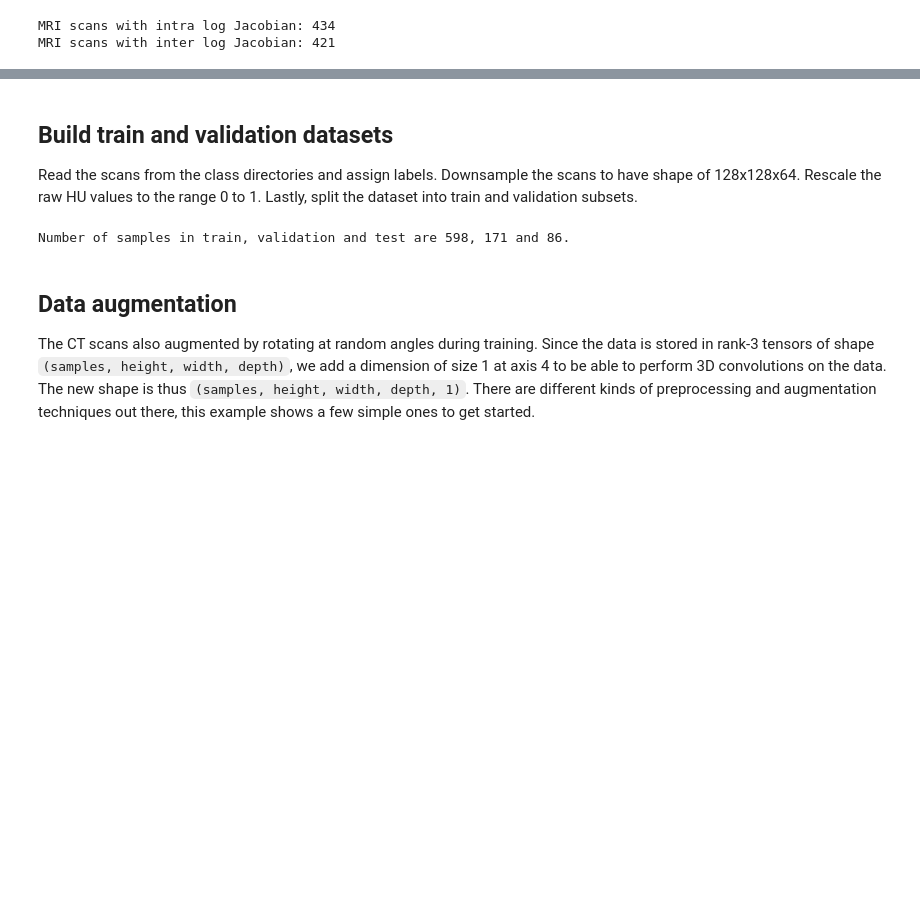
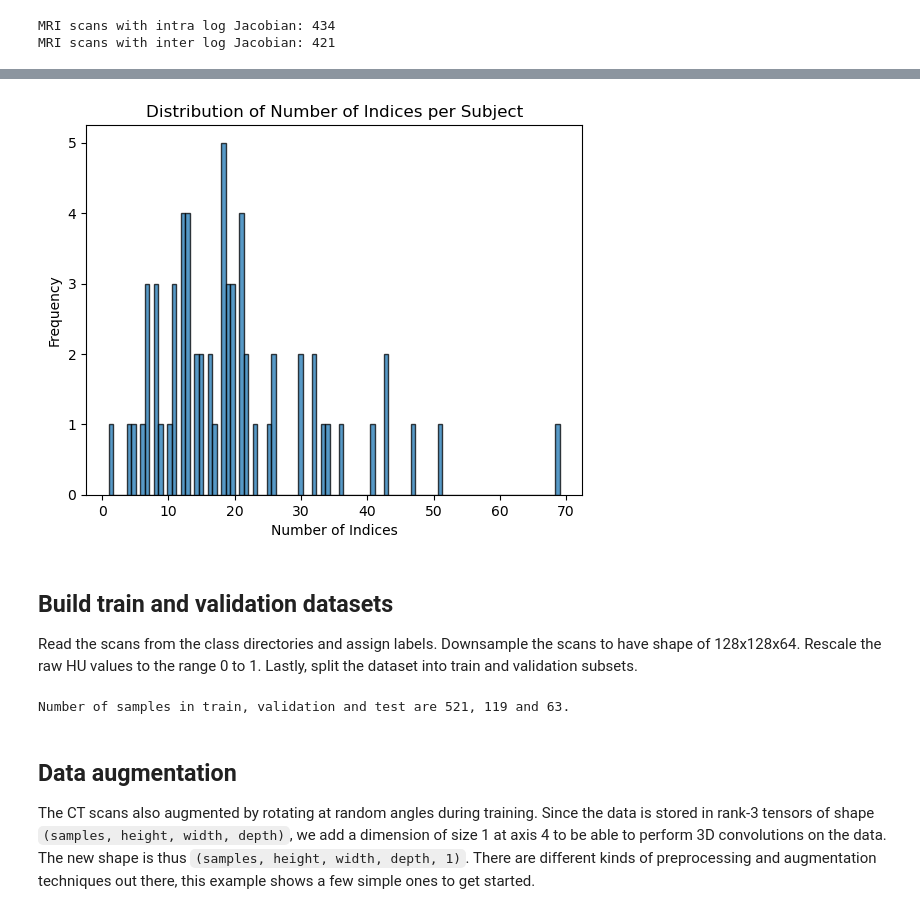
Before and after one commit to Andjelaaaa/3D-image-classification-tutorial, a Jupyter notebook: 3D_image_classification.ipynb, the cells around one changed output, grey strips where cells are left out. Drawn from its saved outputs; the diff is of its cells as text; code cells hidden in the pictures; blank space fills up the shorter version.

```diff
--- a/3D_image_classification.ipynb
+++ b/3D_image_classification.ipynb
@@ -142,3 +352,18 @@ def read_tsv_and_create_dict(file_path):
+# %%
+import matplotlib.pyplot as plt
+# Count the number of indices per subject
+num_indices_per_subject = [len(indices) for indices in indices_by_subject.values()]
+
+# Create a histogram plot
+plt.hist(num_indices_per_subject, bins=100, alpha=0.75, edgecolor='k')
+plt.title("Distribution of Number of Indices per Subject")
+plt.xlabel("Number of Indices")
+plt.ylabel("Frequency")
+
+# Show the plot
+plt.show()
+# %% [output]
+[figure, added]
 # %% [markdown]
 ## Build train and validation datasets
 Read the scans from the class directories and assign labels. Downsample the scans to have
@@ -161,16 +386,19 @@ y = np.concatenate((intra_labels, inter_labels), axis=0)
 # Split data in the ratio 70-30 for training and validation.
 # x_train, x_val, y_train, y_val = train_test_split(X, y, test_size=0.30, random_state=42)
 # Split data in the ratio 70-20 for training and validation, and leave 10% for testing.
-x_train, x_temp, y_train, y_temp = train_test_split(X, y, test_size=0.30, random_state=16)
-x_val, x_test, y_val, y_test = train_test_split(x_temp, y_temp, test_size=1/3, random_state=16)
+# x_train, x_temp, y_train, y_temp = train_test_split(X, y, test_size=0.30, random_state=16)
+# x_val, x_test, y_val, y_test = train_test_split(x_temp, y_temp, test_size=1/3, random_state=16)
 
+x_train, y_train = X[train_indices], y[train_indices]
+x_val, y_val = X[val_indices], y[val_indices]
+x_test, y_test = X[test_indices], y[test_indices]
 
 print(
     "Number of samples in train, validation and test are %d, %d and %d."
     % (x_train.shape[0], x_val.shape[0], x_test.shape[0])
 )
 # %% [output]
-Number of samples in train, validation and test are 598, 171 and 86.
+Number of samples in train, validation and test are 521, 119 and 63.
 # %% [markdown]
 ## Data augmentation
 
```
Also changed, not shown: parts of 15 cells of this notebook.
